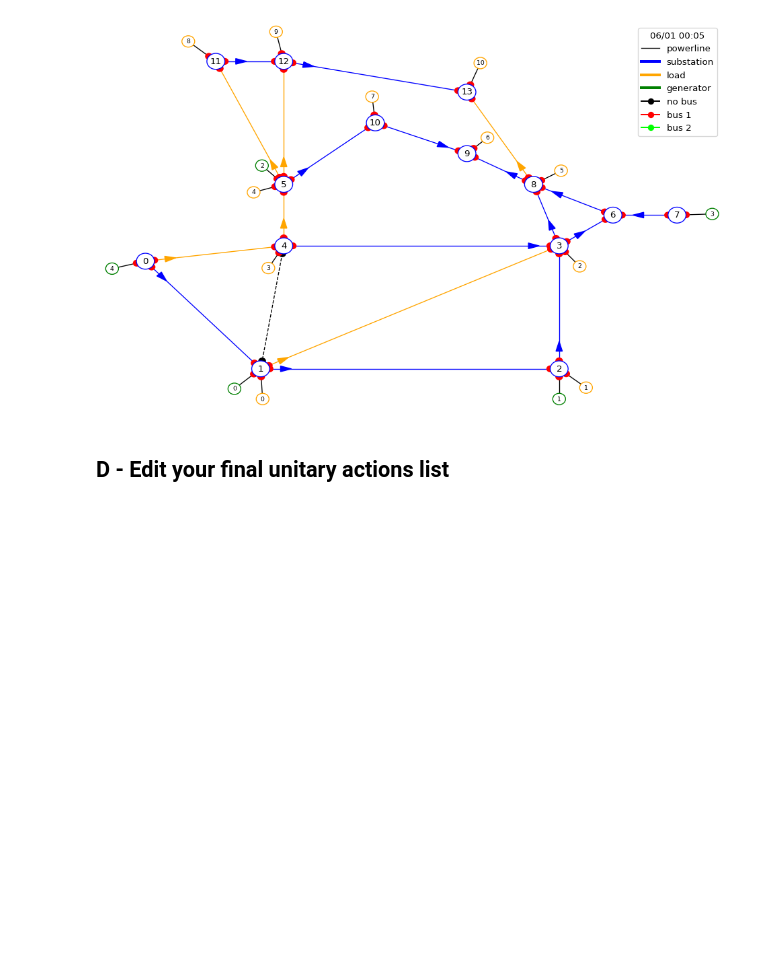
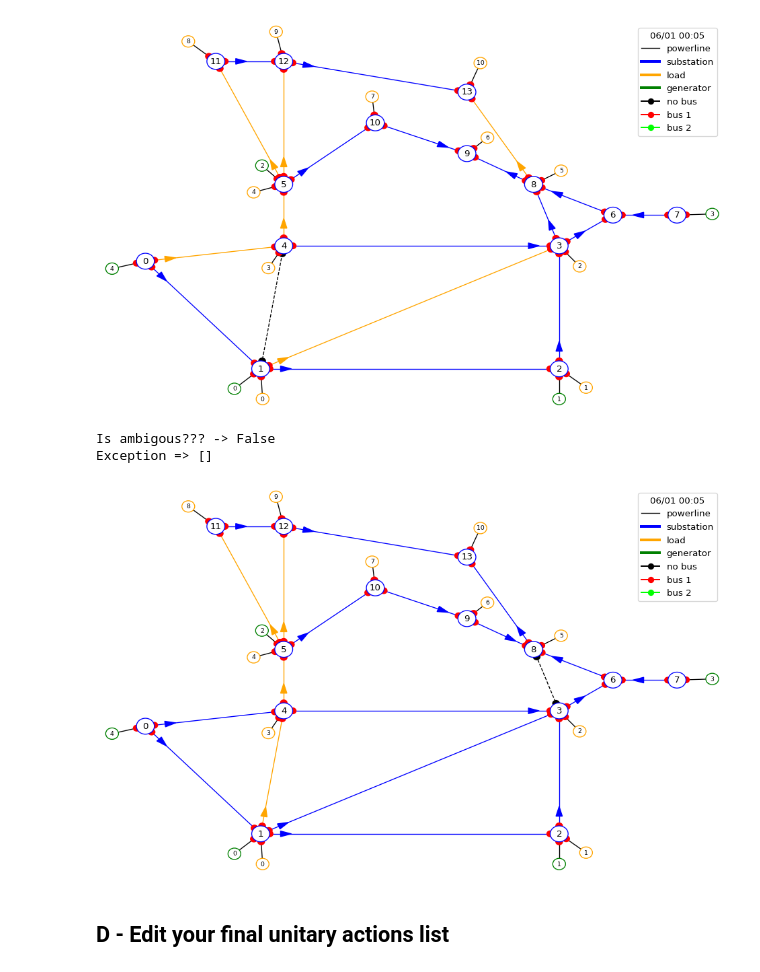
Before and after one commit to marota/Oracle4Grid, a Jupyter notebook: oracle4grid/core/actions_utils/Atomic_Actions_Helper.ipynb, the cells around one changed output. Drawn from its saved outputs; the diff is of its cells as text; code cells hidden in the pictures; blank space fills up the shorter version.

Commit message:
transition graph for lines

```diff
--- a/oracle4grid/core/actions_utils/Atomic_Actions_Helper.ipynb
+++ b/oracle4grid/core/actions_utils/Atomic_Actions_Helper.ipynb
@@ -22,6 +22,6 @@ save_action_path = "oracle4grid/ressources/actions/test_unitary_actions.json"
 # %%
-param = prepareParams()
-env = prepareEnv(env_path, chronic, param)
+param = prepare_params()
+env = prepare_env(env_path, chronic, param)
 # %% [output]
 INFO - An integer has been provided as chronic scenario - looking for the chronic folder in this position
 INFO - the name of the loaded Grid2op scenario is : 000
@@ -32,7 +32,7 @@ INFO - the name of the loaded Grid2op scenario is : 000
 action_space = env.action_space
 states = {}
 plot_helper = init_plot_helper(env, show = True)
-init_topo_vect = env.get_obs().topo_vect #np.zeros(action_space.dim_topo, dtype=np.int32)
+init_topo_vect, init_line_status = get_initial_configuration(env)
 # %% [output]
 [figure]
 # %% [markdown]
@@ -120,6 +120,21 @@ fig_obs.show()
 Is ambigous??? -> False
 Exception => []
 [figure]
+# %%
+# Define your action manually
+line_id = 16
+unit_line_2 = {line_id: {"set_line": -1}}
+# %%
+# grid2op simulation of the action
+sub_state = get_valid_line_action(unit_line_2, init_line_status)
+
+# Plot state
+fig_obs = plot_action(env, plot_helper, sub_state)
+fig_obs.show()
+# %% [output]
+Is ambigous??? -> False
+Exception => []
+[figure, added]
 # %% [markdown]
 ## D - Edit your final unitary actions list
 # %%
```
Also changed, not shown: parts of 6 cells of this notebook, 11 other files.
